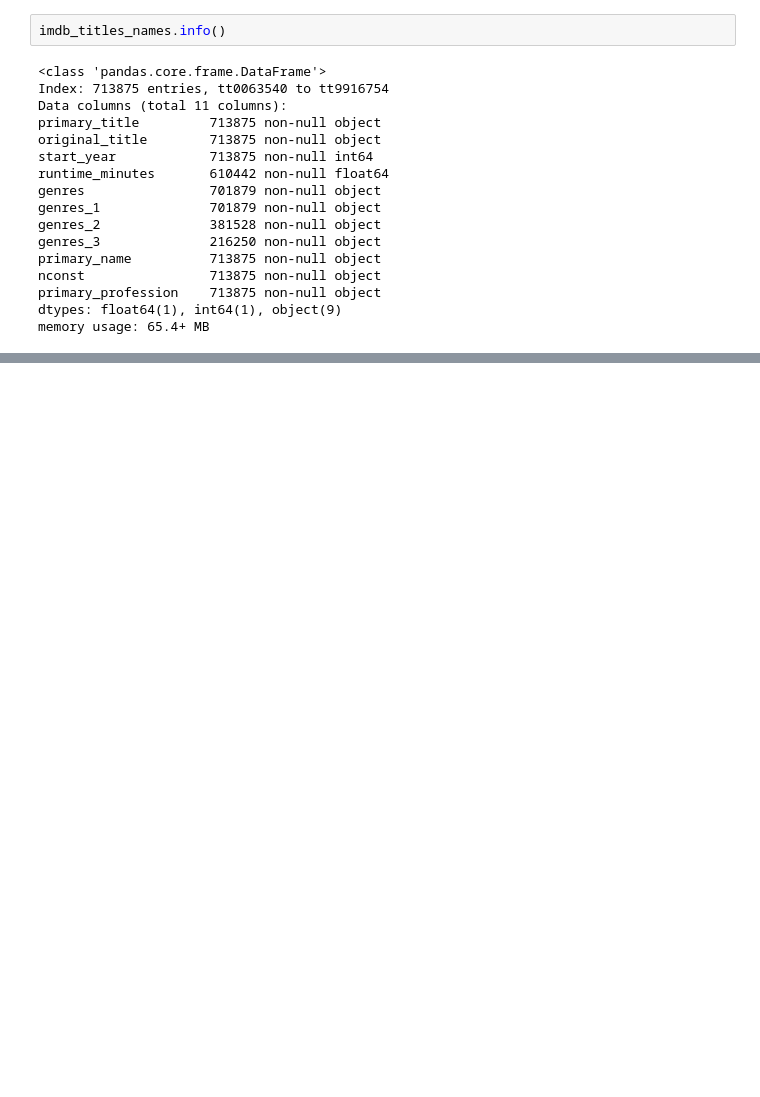
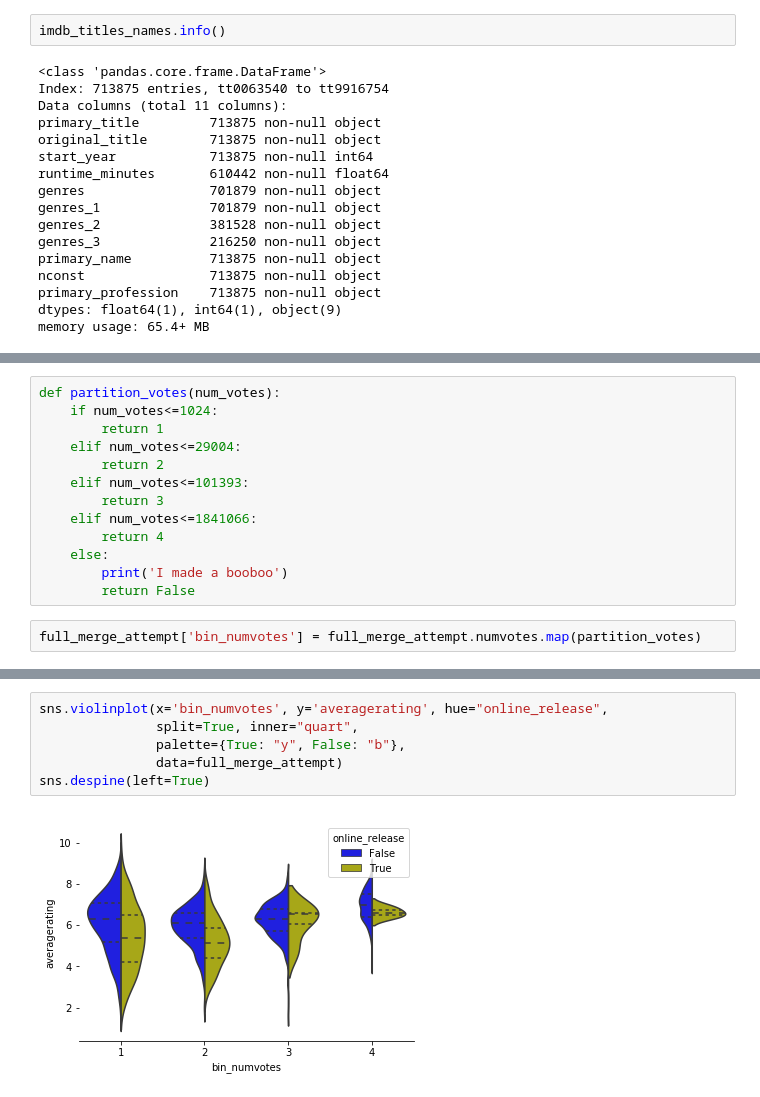
Before and after one commit to mishaberrien/Movie-Performance-Analysis, a Jupyter notebook: movies-eda-mlb.ipynb, the cells around one changed output, grey strips where cells are left out. Saved outputs shown, nothing was run; the diff lists cells and outputs as text; blank space fills up the shorter version.

```diff
--- a/movies-eda-mlb.ipynb
+++ b/movies-eda-mlb.ipynb
@@ -78,0 +305,15 @@ Join imdb_titles_names dataframe with imdb_tn_budgets
+# %%
+def partition_votes(num_votes):
+    if num_votes<=1024:
+        return 1
+    elif num_votes<=29004:
+        return 2
+    elif num_votes<=101393:
+        return 3
+    elif num_votes<=1841066:
+        return 4
+    else:
+        print('I made a booboo')
+        return False
+# %%
+full_merge_attempt['bin_numvotes'] = full_merge_attempt.numvotes.map(partition_votes)
@@ -78,0 +328,8 @@ Join imdb_titles_names dataframe with imdb_tn_budgets
+# %%
+sns.violinplot(x='bin_numvotes', y='averagerating', hue="online_release",
+               split=True, inner="quart",
+               palette={True: "y", False: "b"},
+               data=full_merge_attempt)
+sns.despine(left=True)
+# %% [output]
+[figure, added]
```
Also changed, not shown: parts of 39 cells of this notebook.
